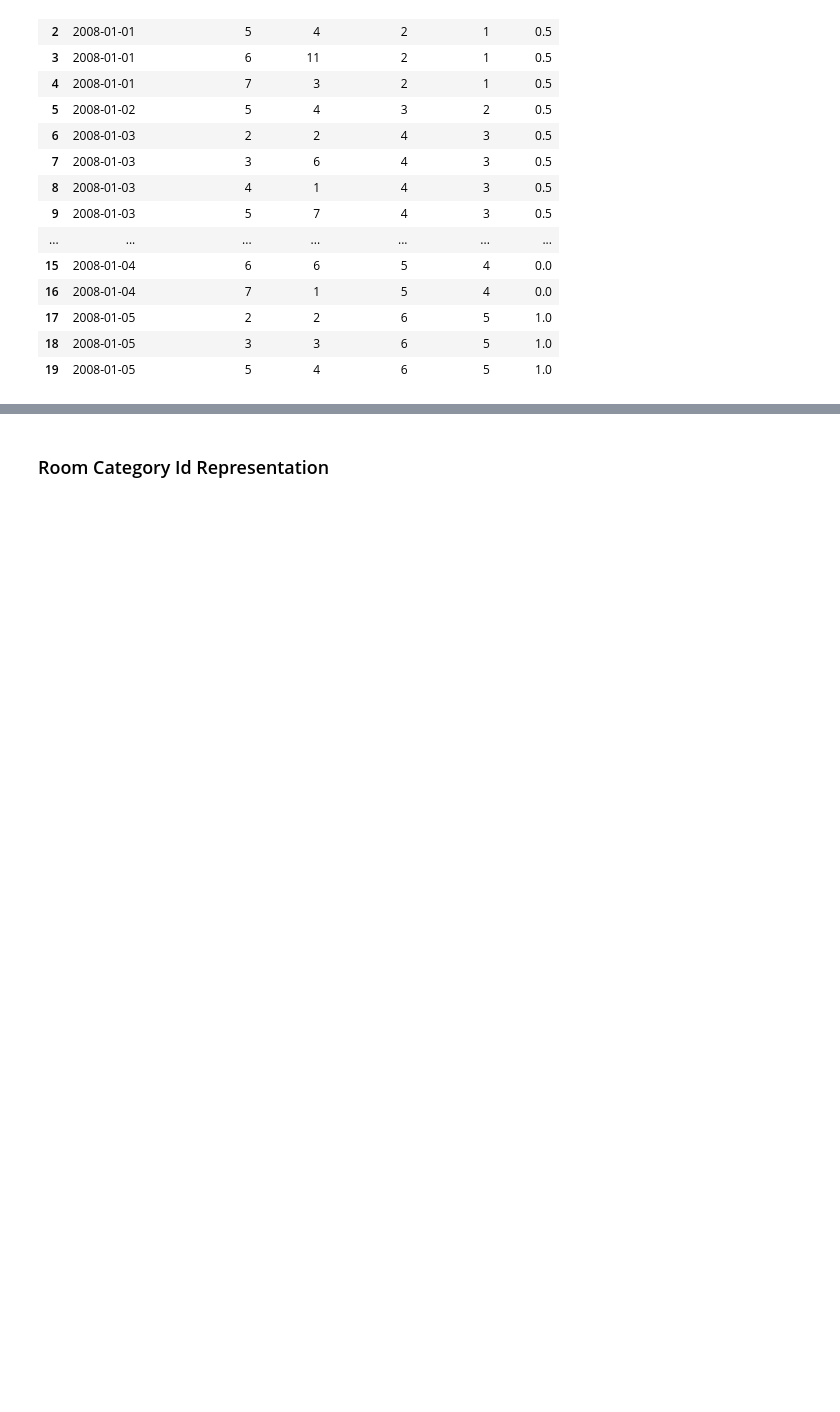
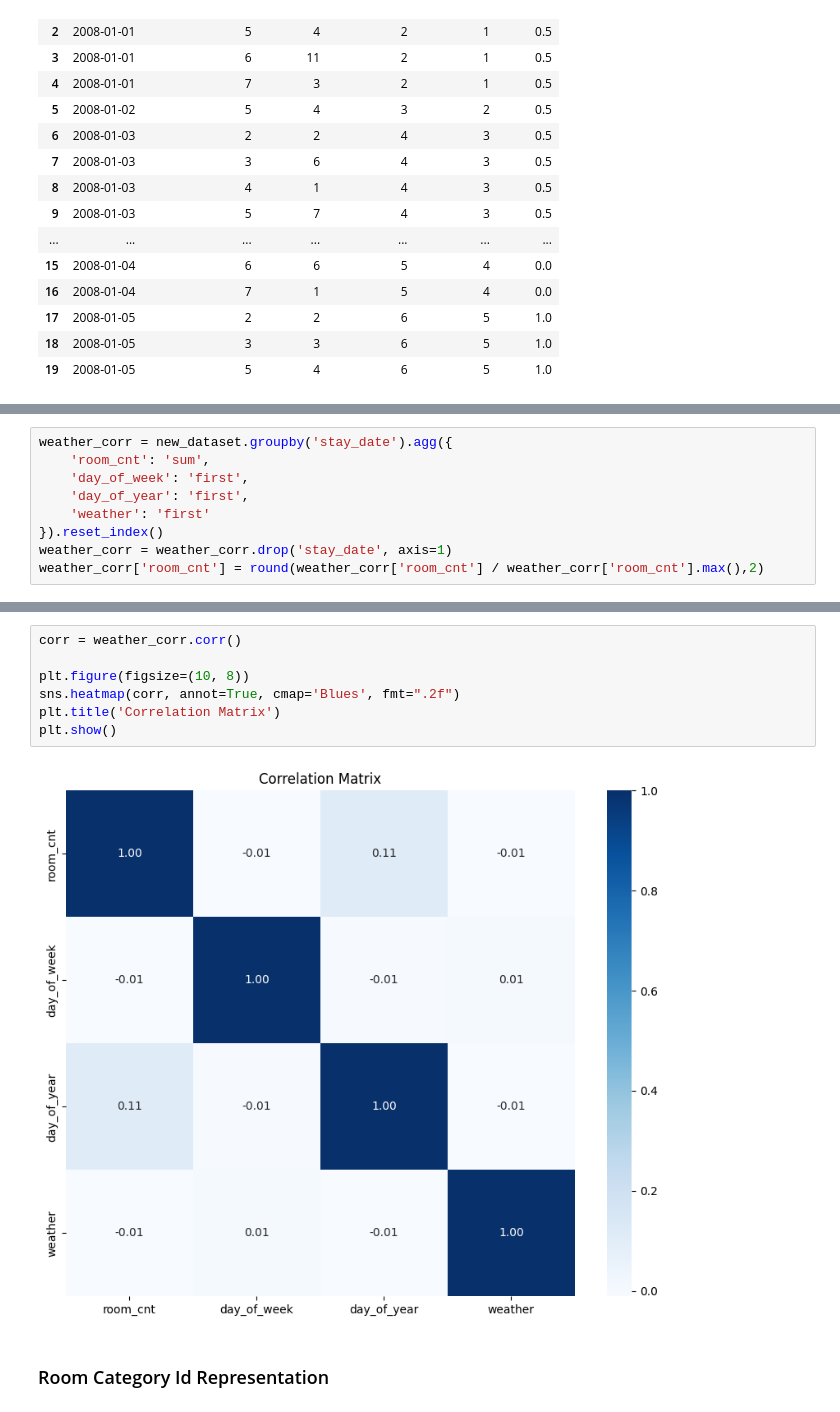
Before and after one commit to usernamenenad/Lumen, a Jupyter notebook: src/borisDataset.ipynb, the cells around one changed output, grey strips where cells are left out. Cells and saved outputs as stored; diff of their text form; blank space fills up the shorter version.

Commit message:
Added weather corr

```diff
--- a/src/borisDataset.ipynb
+++ b/src/borisDataset.ipynb
@@ -374,0 +377,9 @@ new_dataset.head(n=20)
+# %%
+weather_corr = new_dataset.groupby('stay_date').agg({
+    'room_cnt': 'sum',
+    'day_of_week': 'first',
+    'day_of_year': 'first',
+    'weather': 'first'
+}).reset_index()
+weather_corr = weather_corr.drop('stay_date', axis=1)
+weather_corr['room_cnt'] = round(weather_corr['room_cnt'] / weather_corr['room_cnt'].max(),2)
@@ -375,3 +395,12 @@ new_dataset.head(n=20)
+# %%
+corr = weather_corr.corr()
+
+plt.figure(figsize=(10, 8))
+sns.heatmap(corr, annot=True, cmap='Blues', fmt=".2f")
+plt.title('Correlation Matrix')
+plt.show()
+# %% [output]
+[figure, added]
 # %% [markdown]
 ### Room Category Id Representation
 # %% [markdown]
```
Also changed, not shown: parts of 3 cells of this notebook.
